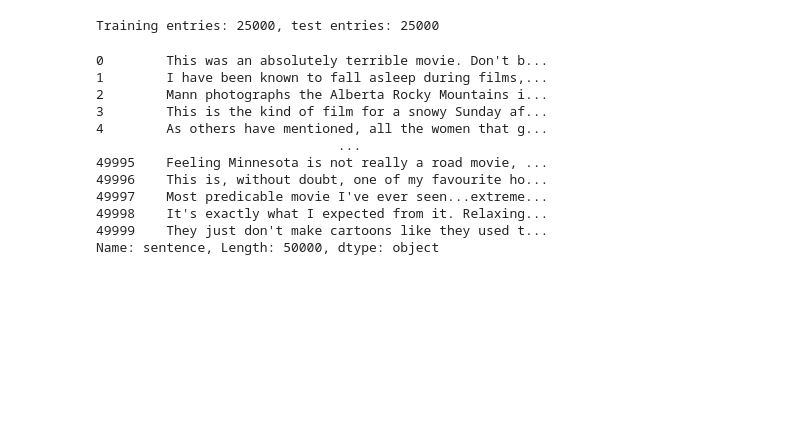
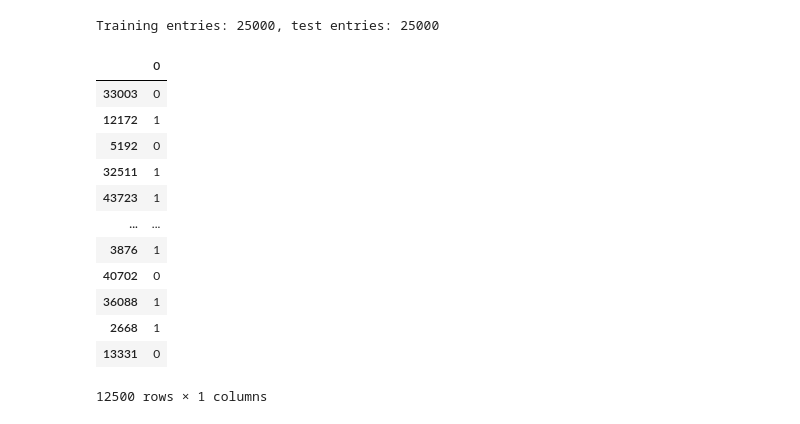
Before and after one commit to rynB2/AI, a Jupyter notebook: sentiment_analysis.ipynb, the cells around one changed output. Cells and saved outputs as stored; diff of their text form; code cells hidden in the pictures; blank space fills up the shorter version.

```diff
--- a/sentiment_analysis.ipynb
+++ b/sentiment_analysis.ipynb
@@ -18,27 +23,37 @@ test_examples, test_labels = tfds.as_numpy(test_data)
 # %%
 print("Training entries: {}, test entries: {}".format(len(train_examples), len(test_examples)))
 full_dataset = np.concatenate((train_examples, test_examples), axis=0) #concatenate so that we can use full dataset for unigrams etc
+all_labels = np.concatenate((train_labels, test_labels), axis=0)
 # %% [output]
 Training entries: 25000, test entries: 25000
 # %%
 df = pd.DataFrame(data=full_dataset, index=None, columns=None) #creates a pandas dataframe of every sentence in the dataset, then turns the dataframe from a numpy array type into a string.
 
 df_str = df[0].str.decode("utf-8")
 df_str.name = 'sentence' #names the dataframe
-df_str
+
+df_labels = pd.DataFrame(data=all_labels, index=None, columns=None)
+
+df_str_subset = df_str.sample(frac=0.25, replace=True, random_state=1) #we use a random subset of our data for our bag of words as the size of dataframe would otherwise crash colab
+df_labels_subset = df_labels.sample(frac=0.25, replace=True, random_state=1) #random subset of labels with same seed as above so they match
+#df_str
+
+#df_str_subset
+df_labels_subset
 # %% [output]
+|  | 0 |
+| 33003 | 0 |
+| 12172 | 1 |
+| 5192 | 0 |
+| 32511 | 1 |
+| 43723 | 1 |
+| ... | ... |
+| 3876 | 1 |
+| 40702 | 0 |
+| 36088 | 1 |
+| 2668 | 1 |
+| 13331 | 0 |
-0        This was an absolutely terrible movie. Don't b...
-1        I have been known to fall asleep during films,...
-2        Mann photographs the Alberta Rocky Mountains i...
-3        This is the kind of film for a snowy Sunday af...
-4        As others have mentioned, all the women that g...
-                               ...
-49995    Feeling Minnesota is not really a road movie, ...
-49996    This is, without doubt, one of my favourite ho...
-49997    Most predicable movie I've ever seen...extreme...
-49998    It's exactly what I expected from it. Relaxing...
-49999    They just don't make cartoons like they used t...
-Name: sentence, Length: 50000, dtype: object
+12500 rows × 1 columns
 # %%
 nltk.download('punkt') #for use in finding ngrams, code from practical
 from nltk import word_tokenize
```
Also changed, not shown: parts of 18 cells of this notebook.
